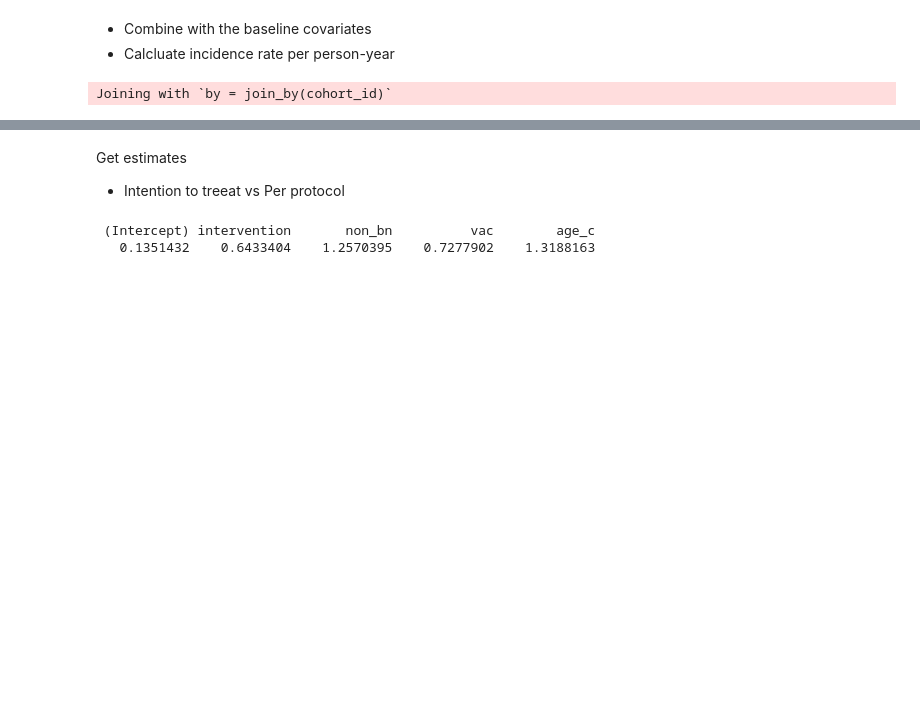
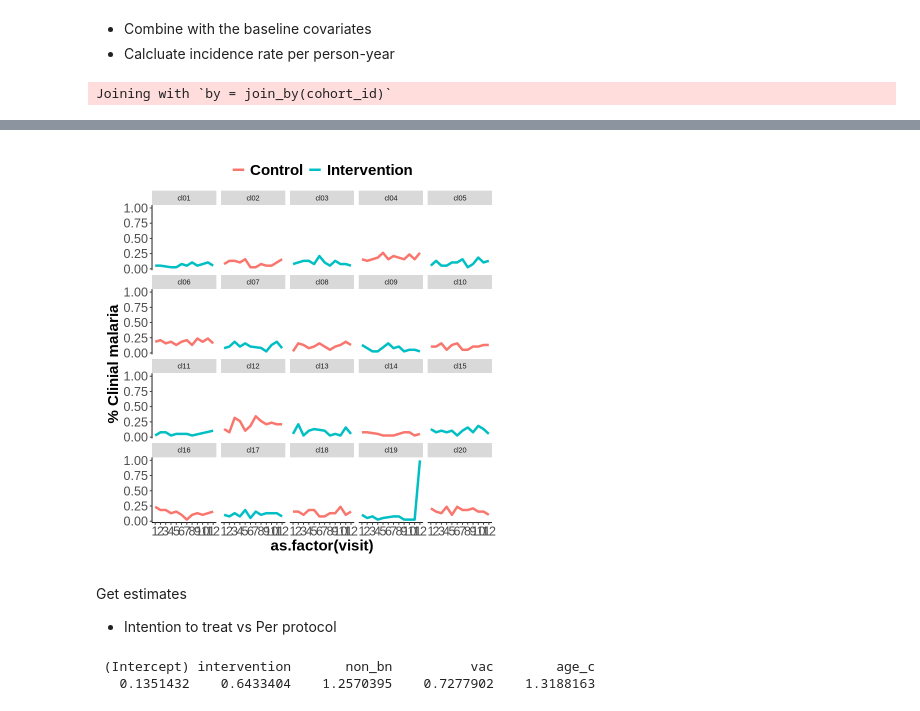
Before and after one commit to KoKYura/KI_PhD_2025, a Jupyter notebook: ki_workshop.ipynb, the cells around one changed output, grey strips where cells are left out. Saved outputs shown, nothing was run; the diff lists cells and outputs as text; code cells hidden in the pictures; blank space fills up the shorter version.

```diff
--- a/ki_workshop.ipynb
+++ b/ki_workshop.ipynb
@@ -379,7 +417,28 @@ Joining with `by = join_by(cohort_id)`
+# %%
+df_inc_raw2 <- left_join(df_raw2, df_baseline, by = c("cohort_id", "cluster_id")) %>%
+  count(cluster_id, visit,intervention,outcome) %>%
+  group_by(cluster_id, visit,intervention) %>%
+  mutate(prop = n/sum(n)) %>%
+  filter(outcome == 1) %>%
+  mutate(intervention = ifelse(intervention == 1, "Intervention", "Control"))
+
+ggplot(NULL) +
+  ylab("% Clinial malaria") +
+  geom_line(data = df_inc_raw2,
+            aes(x = as.factor(visit),
+                y = prop,
+                colour = intervention,
+                group = intervention),
+            size = 1.4
+  )+
+  facet_wrap(~cluster_id)+
+  theme
+# %% [output]
+[figure, added]
 # %% [markdown]
 Get estimates
 
-  - Intention to treeat vs Per protocol
+  - Intention to treat vs Per protocol
 # %%
 # Intention to Treat
 model_raw_itt <- glmer.nb(num_pos ~ intervention +
```
Also changed, not shown: parts of 21 cells of this notebook.
